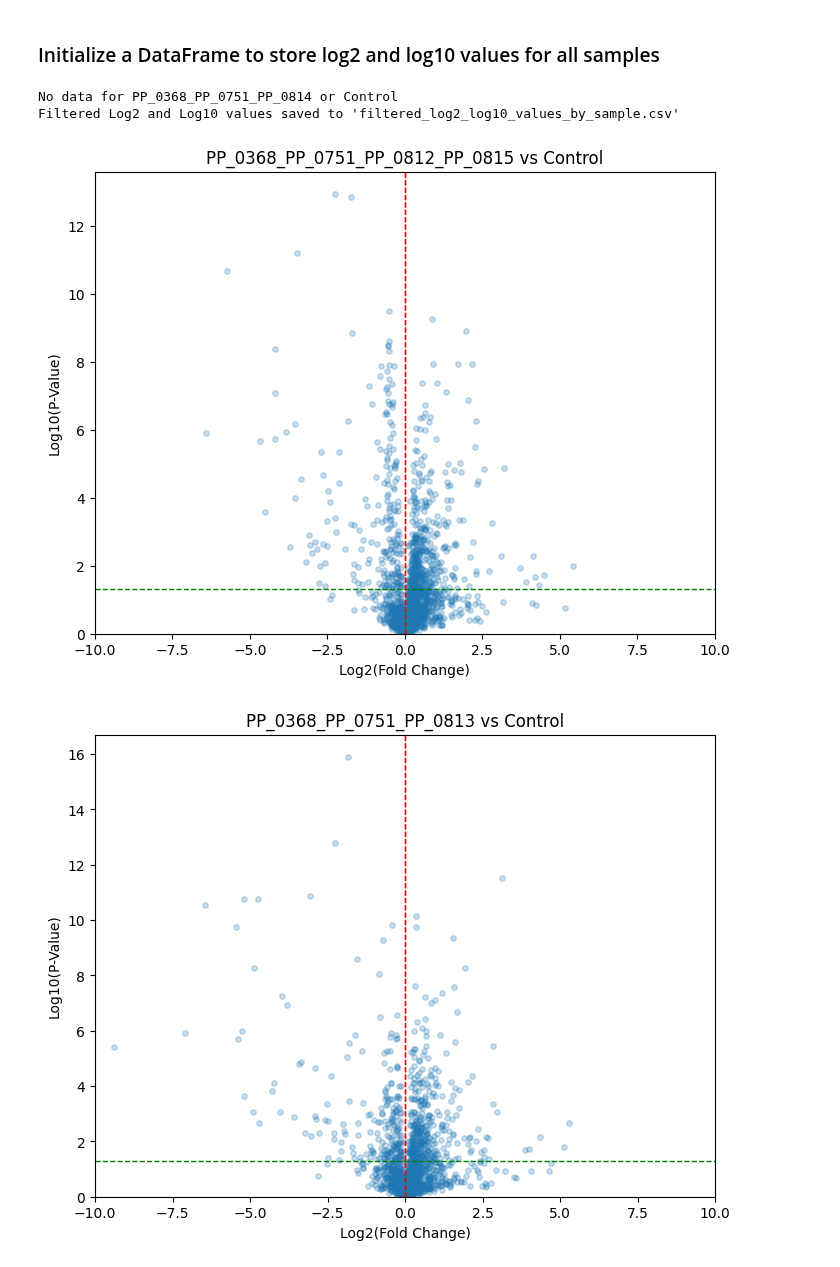
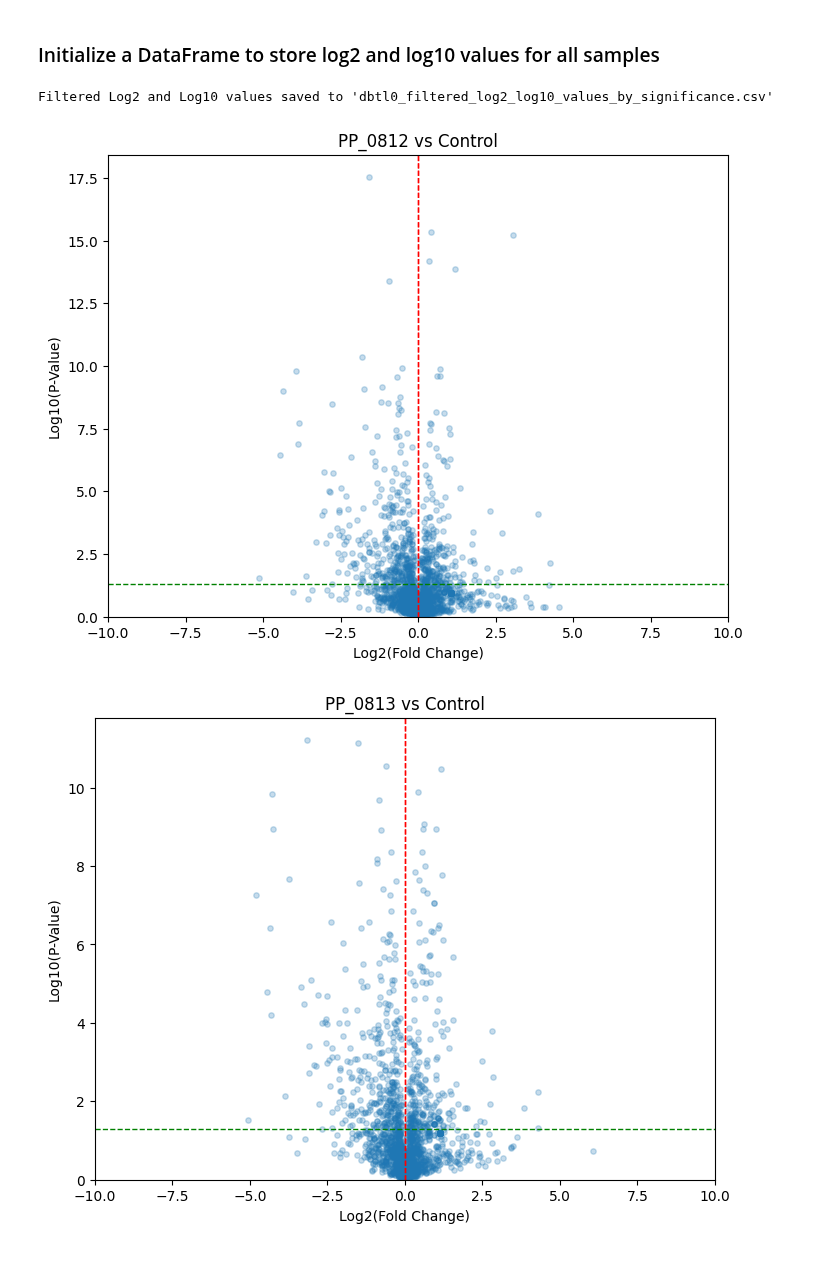
Before and after one commit to JBEI/Isoprenol_CRISPRi, a Jupyter notebook: 241219_CRISPRi_sgRNA/241219_DBTL0_Top3.ipynb, the cells around one changed output. Drawn from its saved outputs; the diff is of its cells as text; code cells hidden in the pictures.

```diff
--- a/241219_CRISPRi_sgRNA/241219_DBTL0_Top3.ipynb
+++ b/241219_CRISPRi_sgRNA/241219_DBTL0_Top3.ipynb
@@ -8,7 +8,8 @@ from scipy.stats import ttest_ind
 from adjustText import adjust_text
 
 # Load the data files
-DBTL0_Top3 = pd.read_csv('DBTL5_adj.csv')  # Replace with your actual file names
+
+DBTL0_Top3 = pd.read_csv('DBTL0_Top3.csv')  # Replace with your actual file names
 name_df = pd.read_csv('proteomics_id_translator_240305.csv')  # Assuming a file with 'original' and 'locus' columns
 # %%
 # Create a dictionary from the name_df for fast lookup
@@ -25,17 +26,17 @@ In total, N = 7254/318060 proteins were not translated to locus names
 # %% [markdown]
 ### Initialize a DataFrame to store log2 and log10 values for all samples
 # %%
-# log2_log10_results = pd.DataFrame()
+ log2_log10_results = pd.DataFrame()
 
-# sample_control_pairs = {
-#     'PP_0812': 'Control',
-#     'PP_0813': 'Control',
-#     'PP_0814': 'Control',
-#     'PP_0815': 'Control',
-#     'PP_0751': 'Control',
-#     'PP_0528': 'Control',
-#     'PP_0368': 'Control',
-# }
+sample_control_pairs = {
+    'PP_0812': 'Control',
+    'PP_0813': 'Control',
+    'PP_0814': 'Control',
+    'PP_0815': 'Control',
+    'PP_0751': 'Control',
+    'PP_0528': 'Control',
+    'PP_0368': 'Control',
+}
 # %%
 # log2_log10_results = pd.DataFrame()
 
@@ -47,14 +48,14 @@ In total, N = 7254/318060 proteins were not translated to locus names
 #     'PRT1093_PP_0368_PP_0751_PP_0814_PP_0815': 'PRT1093_Control',
 # }
 # %%
-log2_log10_results = pd.DataFrame()
-sample_control_pairs = {
-    'PP_0368_PP_0751_PP_0812_PP_0815': 'Control',
+# log2_log10_results = pd.DataFrame()
+# sample_control_pairs = {
+#     'PP_0368_PP_0751_PP_0812_PP_0815': 'Control',
 
-    'PP_0368_PP_0751_PP_0813': 'Control',
-#    'PP_0368_PP_0751_PP_0814': 'Control',
-    'PP_0368_PP_0751_PP_0812': 'Control',
-}
+#     'PP_0368_PP_0751_PP_0813': 'Control',
+# #    'PP_0368_PP_0751_PP_0814': 'Control',
+#     'PP_0368_PP_0751_PP_0812': 'Control',
+# }
 # %%
 # Define thresholds for filtering
 log2_fold_change_threshold = 0
@@ -128,13 +129,13 @@ for sample, control in sample_control_pairs.items():
     if log2_log10_results.empty:
         log2_log10_results = filtered_data[['Protein.Group', 'log2_change', 'log10_p_value']].copy()
         log2_log10_results.rename(
-            columns={'log2_change': f'{sample}_log2_change', 'log10_p_value': f'{sample}_log10_p_value'},
+            columns={'log2_change': f'{sample}_log2_FC', 'log10_p_value': f'{sample}_log10_pval'},
             inplace=True
         )
     else:
         temp_results = filtered_data[['Protein.Group', 'log2_change', 'log10_p_value']].copy()
         temp_results.rename(
-            columns={'log2_change': f'{sample}_log2_change', 'log10_p_value': f'{sample}_log10_p_value'},
+            columns={'log2_change': f'{sample}_log2_FC', 'log10_p_value': f'{sample}_log10_pval'},
             inplace=True
         )
         log2_log10_results = pd.merge(
@@ -152,36 +153,35 @@ for sample, control in sample_control_pairs.items():
     plt.figure(figsize=(8, 6))
     plt.scatter(fold_change, p_values, s=15, alpha=0.25)
     plt.title(f"{sample} vs {control}")
     plt.xlabel("Log2(Fold Change)")
     plt.ylabel("Log10(P-Value)")
     plt.grid(False)
     plt.ylim(0,)
     plt.xlim(-10, 10)
 
     # Threshold lines
     plt.axvline(x=log2_fold_change_threshold, color='r', linestyle='--', linewidth=1)
     plt.axvline(x=-log2_fold_change_threshold, color='r', linestyle='--', linewidth=1)
     plt.axhline(y=-np.log10(p_value_threshold), color='g', linestyle='--', linewidth=1)
 
     # Annotate significant points
 #     texts = []
 #     labels = merged_data['Protein.Group']
 #     for i, label in enumerate(labels):
 #         if (fold_change[i] > log2_fold_change_threshold or fold_change[i] <-log2_fold_change_threshold) and p_values[i] > -np.log10(p_value_threshold):
 #             text = plt.text(fold_change[i], p_values[i], label, fontsize=10)
 #             texts.append(text)
 
 #     if texts:
 #         adjust_text(texts, arrowprops=dict(arrowstyle='-', color='red', lw=1))
 
     # Show the plot
      #plt.show()
 
 # Save the filtered log2 and log10 values to a CSV file
-log2_log10_results.to_csv('dbtl5_filtered_log2_log10_values_by_sample.csv', index=False)
-print("Filtered Log2 and Log10 values saved to 'filtered_log2_log10_values_by_sample.csv'")
+log2_log10_results.to_csv('dbtl0_filtered_log2_log10_values_by_significance.csv', index=False)
+print("Filtered Log2 and Log10 values saved to 'dbtl0_filtered_log2_log10_values_by_significance.csv'")
 # %% [output]
-No data for PP_0368_PP_0751_PP_0814 or Control
-Filtered Log2 and Log10 values saved to 'filtered_log2_log10_values_by_sample.csv'
+Filtered Log2 and Log10 values saved to 'dbtl0_filtered_log2_log10_values_by_significance.csv'
-[figure, old version]
+[figure, new version]
-[figure, old version]
+[figure, new version]
```
Also changed, not shown: parts of 10 cells of this notebook, 28 other files.
